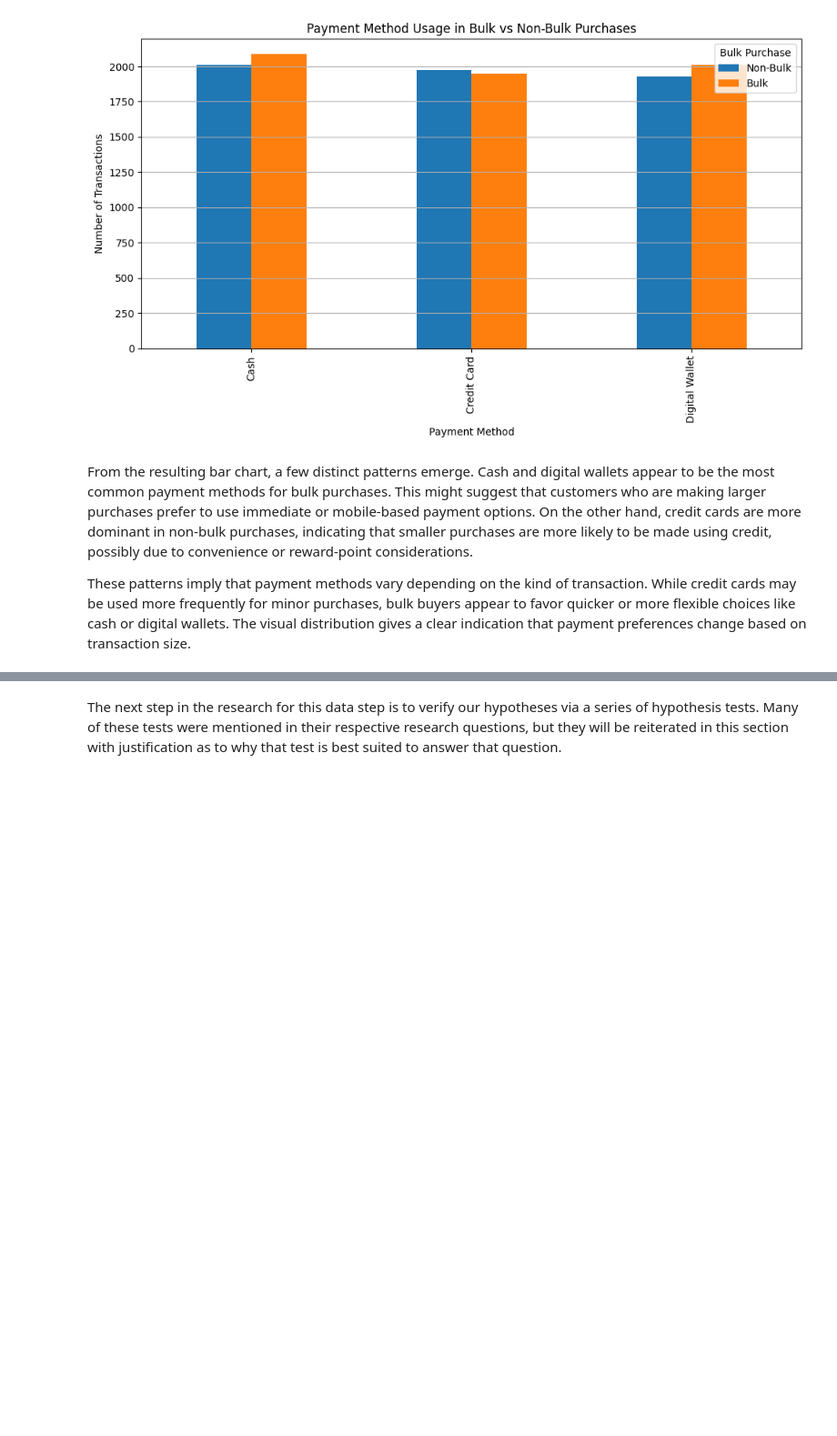
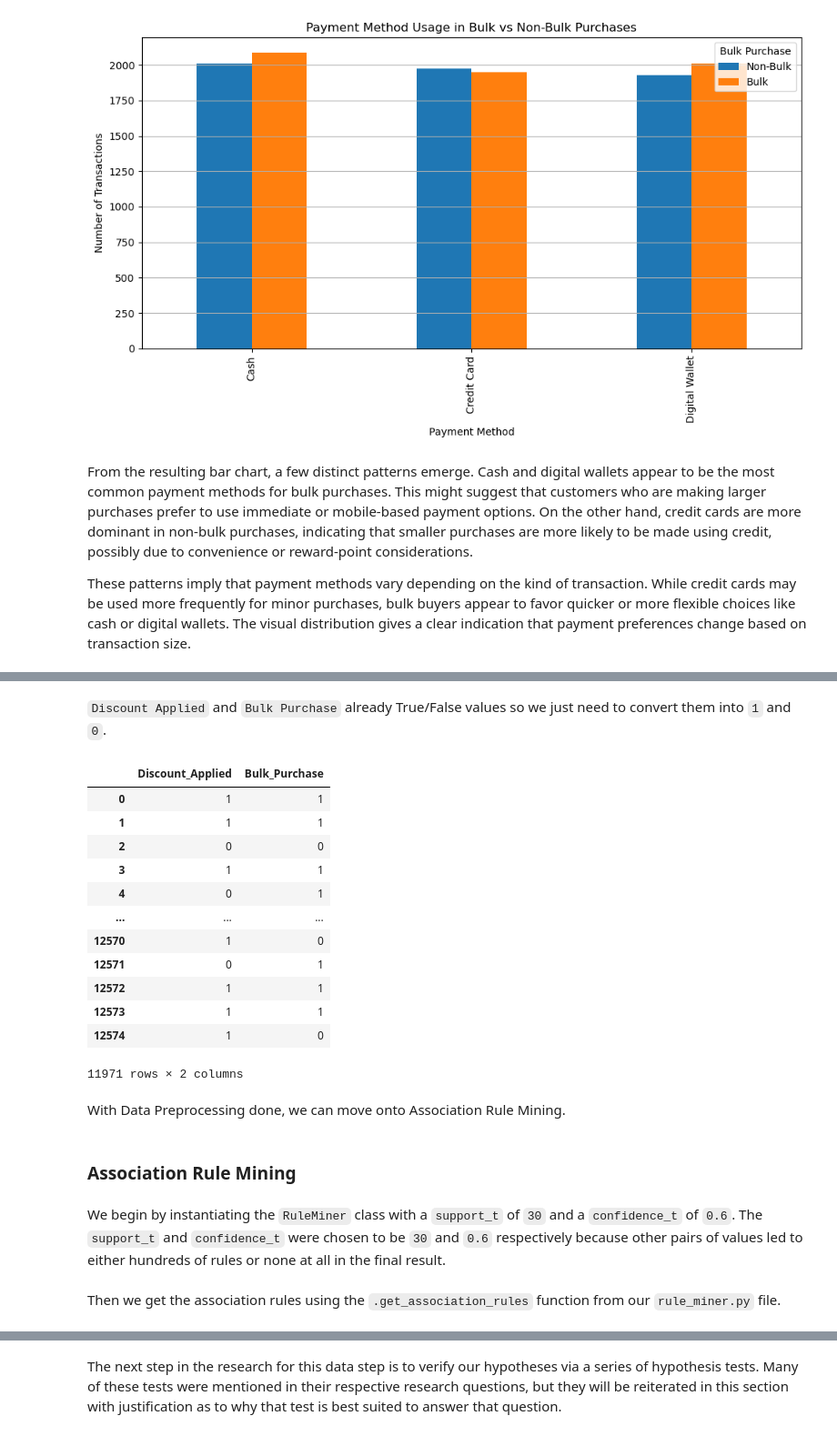
Before and after one commit to Shoufou/CSMODEL-MCO, a Jupyter notebook: CSMODEL CITIZENS - MCO1.ipynb, the cells around one changed output, grey strips where cells are left out. Shown: that part at 91% size. Cells and saved outputs as stored; diff of their text form; code cells hidden in the pictures; blank space fills up the shorter version.

```diff
--- a/CSMODEL CITIZENS - MCO1.ipynb
+++ b/CSMODEL CITIZENS - MCO1.ipynb
@@ -667,0 +717,3 @@ Overall, our study reveals a number of behavioral patterns that might guide reta
+# %%
+df_encoded['Location_Online'] = df['Location'].map({'Online': 1, 'In-store': 0})
+df_encoded['Location_Online']
@@ -667,0 +733,27 @@ Overall, our study reveals a number of behavioral patterns that might guide reta
+# %% [markdown]
+`Discount Applied` and `Bulk Purchase` already True/False values so we just need to convert them into `1` and `0`.
+# %%
+df_encoded['Discount_Applied'] = df['Discount Applied'].map({True: 1, False: 0})
+df_encoded['Bulk_Purchase'] = df['Bulk Purchase'].map({True: 1, False: 0})
+
+df_encoded[['Discount_Applied', 'Bulk_Purchase']]
+# %% [output]
+|  | Discount_Applied | Bulk_Purchase |
+| 0 | 1 | 1 |
+| 1 | 1 | 1 |
+| 2 | 0 | 0 |
+| 3 | 1 | 1 |
+| 4 | 0 | 1 |
+| ... | ... | ... |
+| 12570 | 1 | 0 |
+| 12571 | 0 | 1 |
+| 12572 | 1 | 1 |
+| 12573 | 1 | 1 |
+| 12574 | 1 | 0 |
+11971 rows × 2 columns
+# %% [markdown]
+With Data Preprocessing done, we can move onto Association Rule Mining.
+# %% [markdown]
+### Association Rule Mining
+# %% [markdown]
+We begin by instantiating the `RuleMiner` class with a `support_t` of `30` and a `confidence_t` of `0.6`. The `support_t` and `confidence_t` were chosen to be `30` and `0.6` respectively because other pairs of values led to either hundreds of rules or none at all in the final result.
@@ -667,0 +762,2 @@ Overall, our study reveals a number of behavioral patterns that might guide reta
+# %% [markdown]
+Then we get the association rules using the `.get_association_rules` function from our `rule_miner.py` file.
```
Also changed, not shown: parts of 23 cells of this notebook, 1 other file.
